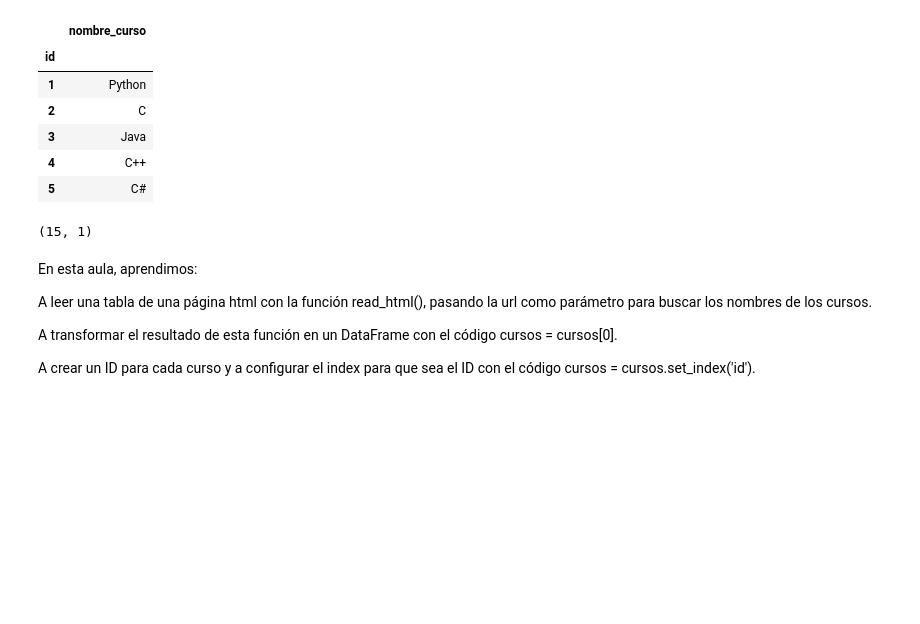
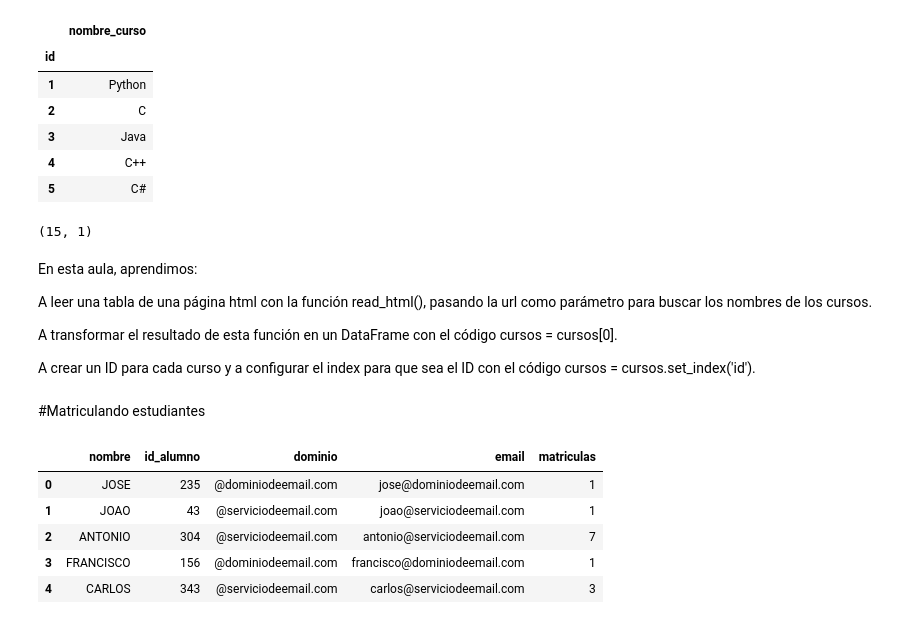
Before and after one commit to AdrianCPC/DS_Students_data_01, a Jupyter notebook: Capitulo1.ipynb, the cells around one changed output. Cells and saved outputs as stored; diff of their text form; code cells hidden in the pictures; blank space fills up the shorter version.

```diff
--- a/Capitulo1.ipynb
+++ b/Capitulo1.ipynb
@@ -176,3 +176,15 @@ A leer una tabla de una página html con la función read_html(), pasando la url
 A transformar el resultado de esta función en un DataFrame con el código cursos = cursos[0].
 
 A crear un ID para cada curso y a configurar el index para que sea el ID con el código cursos = cursos.set_index('id').
+# %% [markdown]
+#Matriculando estudiantes
+# %%
+nombres['matriculas'] = np.ceil(np.random.exponential(size=total_alumnos)*1.5).astype(int)
+nombres.head()
+# %% [output]
+|  | nombre | id_alumno | dominio | email | matriculas |
+| 0 | JOSE | 235 | @dominiodeemail.com | jose@dominiodeemail.com | 1 |
+| 1 | JOAO | 43 | @serviciodeemail.com | joao@serviciodeemail.com | 1 |
+| 2 | ANTONIO | 304 | @serviciodeemail.com | antonio@serviciodeemail.com | 7 |
+| 3 | FRANCISCO | 156 | @dominiodeemail.com | francisco@dominiodeemail.com | 1 |
+| 4 | CARLOS | 343 | @serviciodeemail.com | carlos@serviciodeemail.com | 3 |
```
Also changed, not shown: parts of 19 cells of this notebook.
